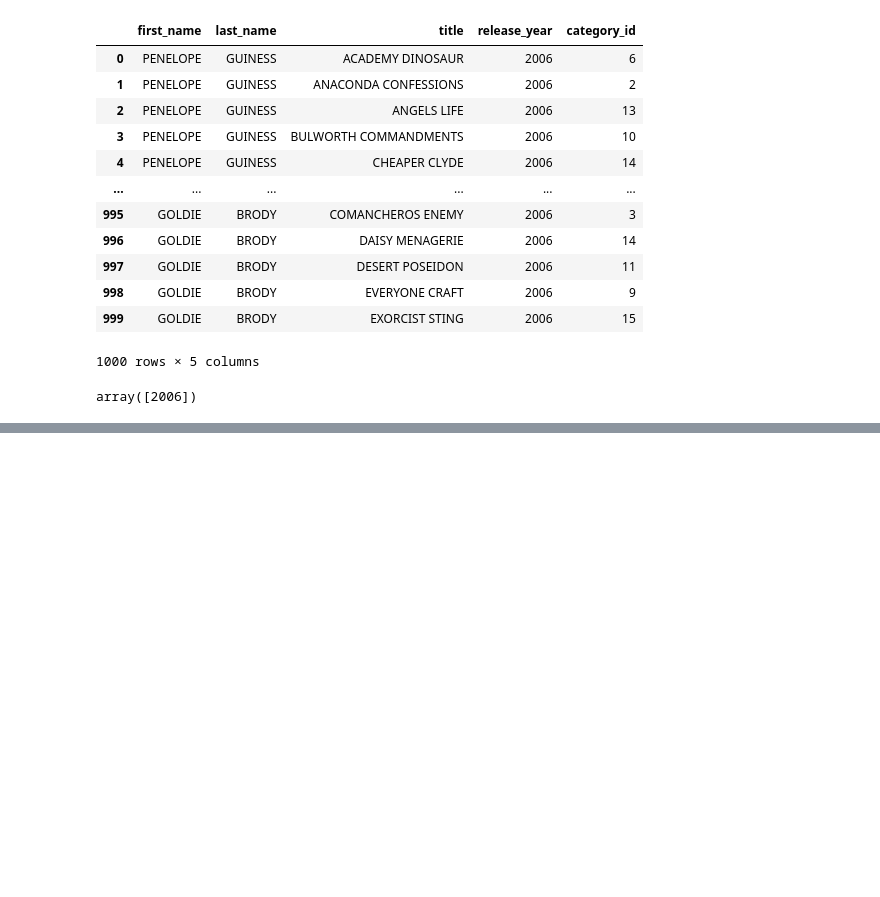
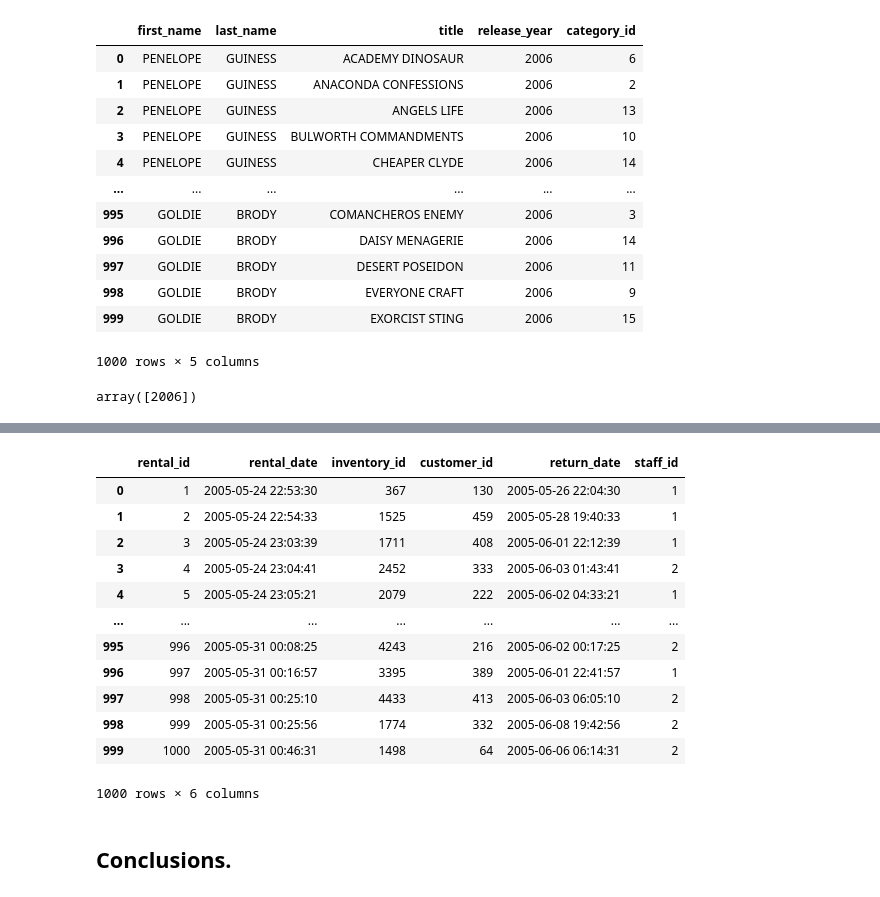
Before and after one commit to dapafer/sql-data-base-building, a Jupyter notebook: src/data_exploration_cleaning.ipynb, the cells around one changed output, grey strips where cells are left out. Saved outputs shown, nothing was run; the diff lists cells and outputs as text; code cells hidden in the pictures; blank space fills up the shorter version.

```diff
--- a/src/data_exploration_cleaning.ipynb
+++ b/src/data_exploration_cleaning.ipynb
@@ -364,0 +435,21 @@ actors
+# %%
+rentals.drop('last_update', axis=1, inplace=True)
+rentals['rental_id'] = pd.Series(range(1, len(rentals) + 1))
+
+rentals
+# %% [output]
+|  | rental_id | rental_date | inventory_id | customer_id | return_date | staff_id |
+| 0 | 1 | 2005-05-24 22:53:30 | 367 | 130 | 2005-05-26 22:04:30 | 1 |
+| 1 | 2 | 2005-05-24 22:54:33 | 1525 | 459 | 2005-05-28 19:40:33 | 1 |
+| 2 | 3 | 2005-05-24 23:03:39 | 1711 | 408 | 2005-06-01 22:12:39 | 1 |
+| 3 | 4 | 2005-05-24 23:04:41 | 2452 | 333 | 2005-06-03 01:43:41 | 2 |
+| 4 | 5 | 2005-05-24 23:05:21 | 2079 | 222 | 2005-06-02 04:33:21 | 1 |
+| ... | ... | ... | ... | ... | ... | ... |
+| 995 | 996 | 2005-05-31 00:08:25 | 4243 | 216 | 2005-06-02 00:17:25 | 2 |
+| 996 | 997 | 2005-05-31 00:16:57 | 3395 | 389 | 2005-06-01 22:41:57 | 1 |
+| 997 | 998 | 2005-05-31 00:25:10 | 4433 | 413 | 2005-06-03 06:05:10 | 2 |
+| 998 | 999 | 2005-05-31 00:25:56 | 1774 | 332 | 2005-06-08 19:42:56 | 2 |
+| 999 | 1000 | 2005-05-31 00:46:31 | 1498 | 64 | 2005-06-06 06:14:31 | 2 |
+1000 rows × 6 columns
+# %% [markdown]
+## **Conclusions.**
```
Also changed, not shown: parts of 18 cells of this notebook, 2 other files.
